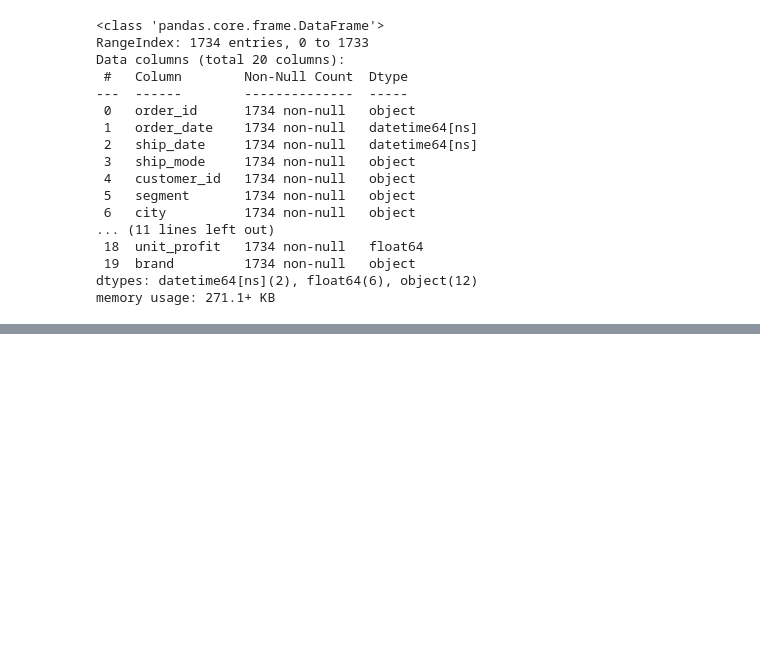
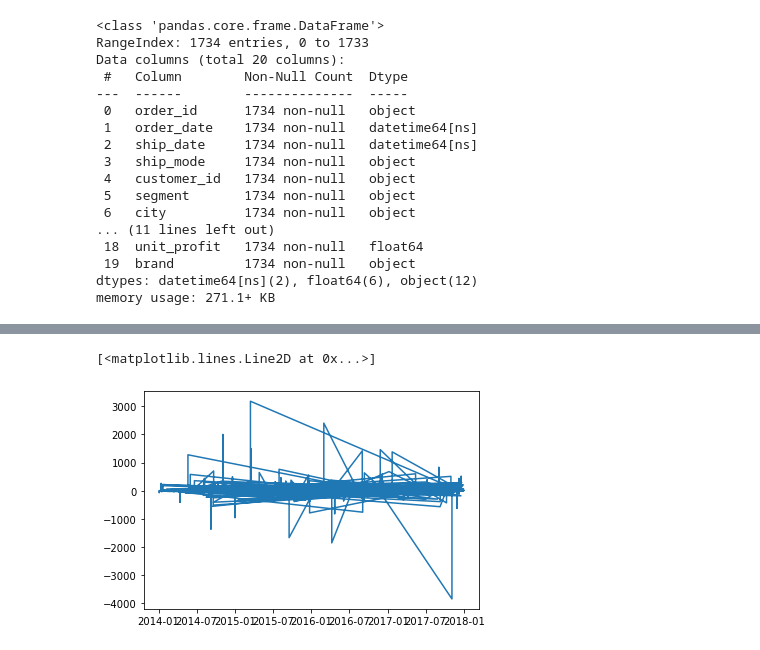
Before and after one commit to Waterman-Teceno-TSA/time-series-project, a Jupyter notebook: waterman_wrangle.ipynb, the cells around one changed output, grey strips where cells are left out. Saved outputs shown, nothing was run; the diff lists cells and outputs as text; code cells hidden in the pictures; blank space fills up the shorter version.

Commit message:
wrangle notebook

```diff
--- a/waterman_wrangle.ipynb
+++ b/waterman_wrangle.ipynb
@@ -95,3 +98,5 @@ df.head()
 | 2 | CA-2016-138688 | 2016-06-12 | 2016-06-16 | Second Class | DV-13045 | Corporate | Los Angeles | California | 90036 | ... |
 | 3 | US-2015-108966 | 2015-10-11 | 2015-10-18 | Standard Class | SO-20335 | Consumer | Fort Lauderdale | Florida | 33311 | ... |
 | 4 | US-2015-108966 | 2015-10-11 | 2015-10-18 | Standard Class | SO-20335 | Consumer | Fort Lauderdale | Florida | 33311 | ... |
+# %%
+df = w.wrangle_superstore()
@@ -97,0 +177,2 @@ df.head()
+# %%
+df['product_line'] = df.brand + '_' + df.sub_category
@@ -97,0 +333,2 @@ df.head()
+# %%
+df.index = df.order_date
@@ -97,0 +355,5 @@ df.head()
+# %%
+plt.plot(df.index, df.profit)
+# %% [output]
+[<matplotlib.lines.Line2D at 0x...>]
+[figure, added]
```
Also changed, not shown: parts of 46 cells of this notebook.
